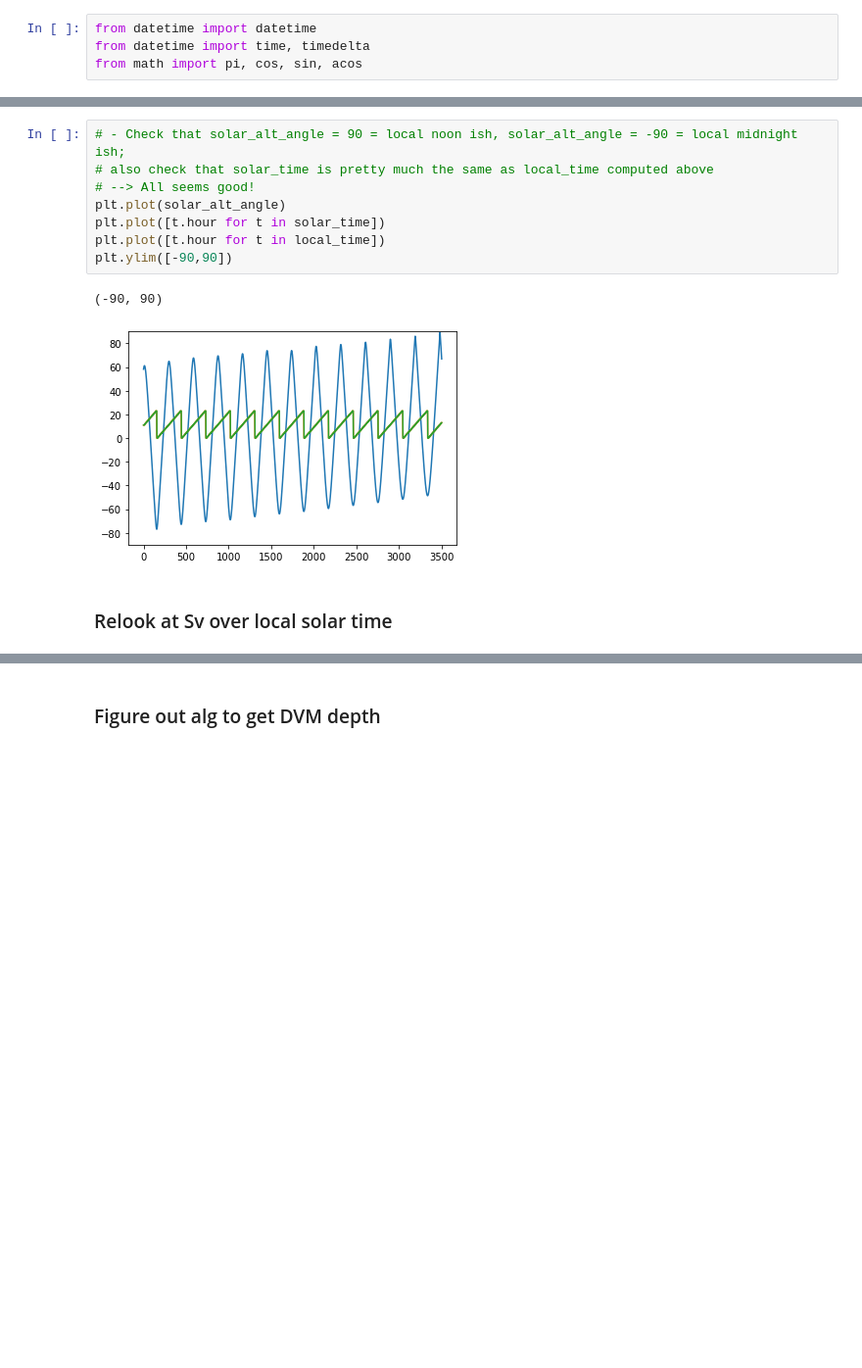
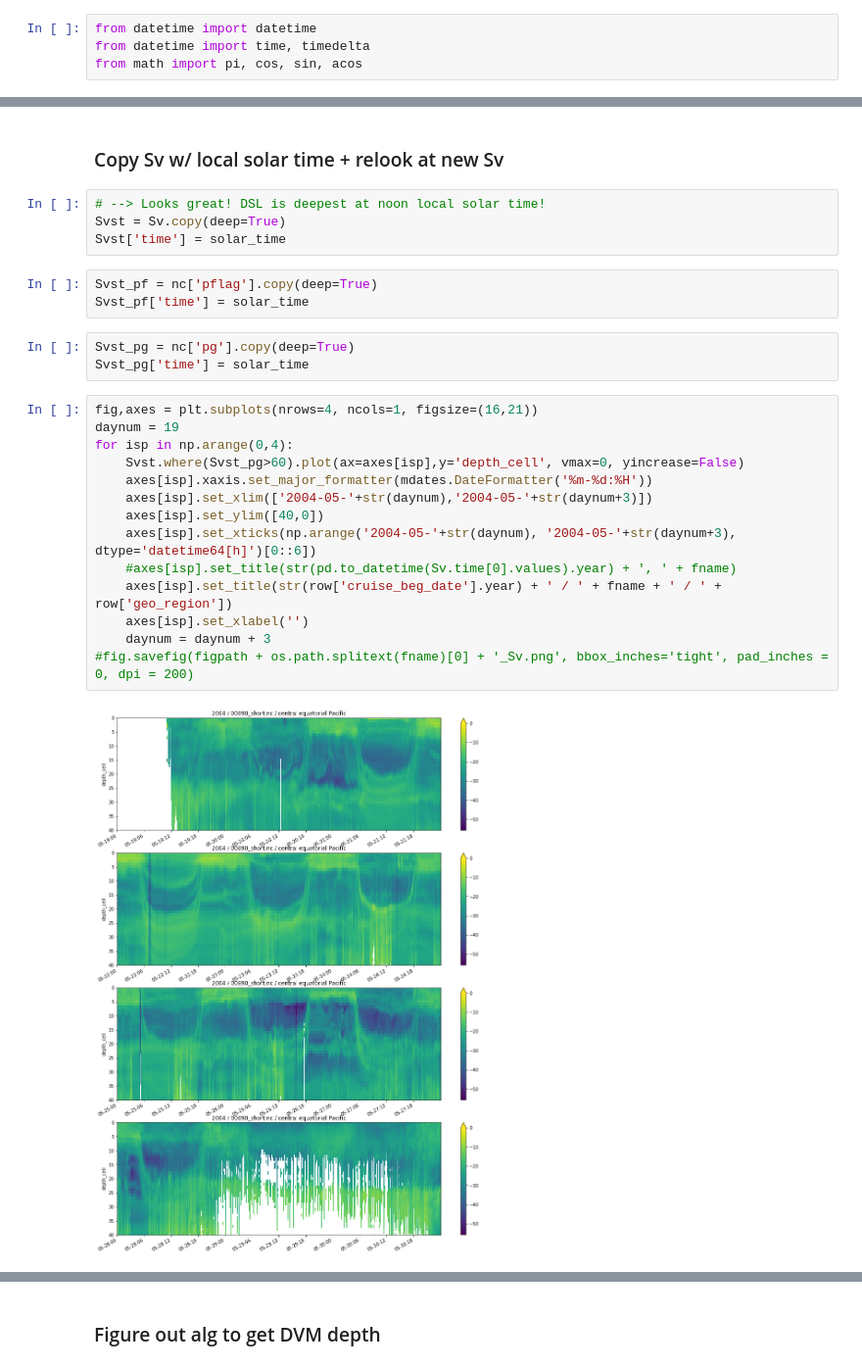
Before and after one commit to shirleyswirley/acoustic-variability, a Jupyter notebook: python/test_DVM_algs_and_UTC_time.ipynb, the cells around one changed output, grey strips where cells are left out. Shown at 98% size. Cells and saved outputs as stored; diff of their text form; blank space fills up the shorter version.

```diff
--- a/python/test_DVM_algs_and_UTC_time.ipynb
+++ b/python/test_DVM_algs_and_UTC_time.ipynb
@@ -213,13 +167,28 @@ print(datetime.now().strftime("%H:%M:%S"))
-# %%
-# - Check that solar_alt_angle = 90 = local noon ish, solar_alt_angle = -90 = local midnight ish;
-# also check that solar_time is pretty much the same as local_time computed above
-# --> All seems good!
-plt.plot(solar_alt_angle)
-plt.plot([t.hour for t in solar_time])
-plt.plot([t.hour for t in local_time])
-plt.ylim([-90,90])
-# %% [output]
-(-90, 90)
-[figure, removed]
 # %% [markdown]
-### Relook at Sv over local solar time
+### Copy Sv w/ local solar time + relook at new Sv
+# %%
+# --> Looks great! DSL is deepest at noon local solar time!
+Svst = Sv.copy(deep=True)
+Svst['time'] = solar_time
+# %%
+Svst_pf = nc['pflag'].copy(deep=True)
+Svst_pf['time'] = solar_time
+# %%
+Svst_pg = nc['pg'].copy(deep=True)
+Svst_pg['time'] = solar_time
+# %%
+fig,axes = plt.subplots(nrows=4, ncols=1, figsize=(16,21))
+daynum = 19
+for isp in np.arange(0,4):
+    Svst.where(Svst_pg>60).plot(ax=axes[isp],y='depth_cell', vmax=0, yincrease=False)
+    axes[isp].xaxis.set_major_formatter(mdates.DateFormatter('%m-%d:%H'))
+    axes[isp].set_xlim(['2004-05-'+str(daynum),'2004-05-'+str(daynum+3)])
+    axes[isp].set_ylim([40,0])
+    axes[isp].set_xticks(np.arange('2004-05-'+str(daynum), '2004-05-'+str(daynum+3), dtype='datetime64[h]')[0::6])
+    #axes[isp].set_title(str(pd.to_datetime(Sv.time[0].values).year) + ', ' + fname)
+    axes[isp].set_title(str(row['cruise_beg_date'].year) + ' / ' + fname + ' / ' + row['geo_region'])
+    axes[isp].set_xlabel('')
+    daynum = daynum + 3
+#fig.savefig(figpath + os.path.splitext(fname)[0] + '_Sv.png', bbox_inches='tight', pad_inches = 0, dpi = 200)
+# %% [output]
+[figure, added]
```
Also changed, not shown: parts of 41 cells of this notebook.
